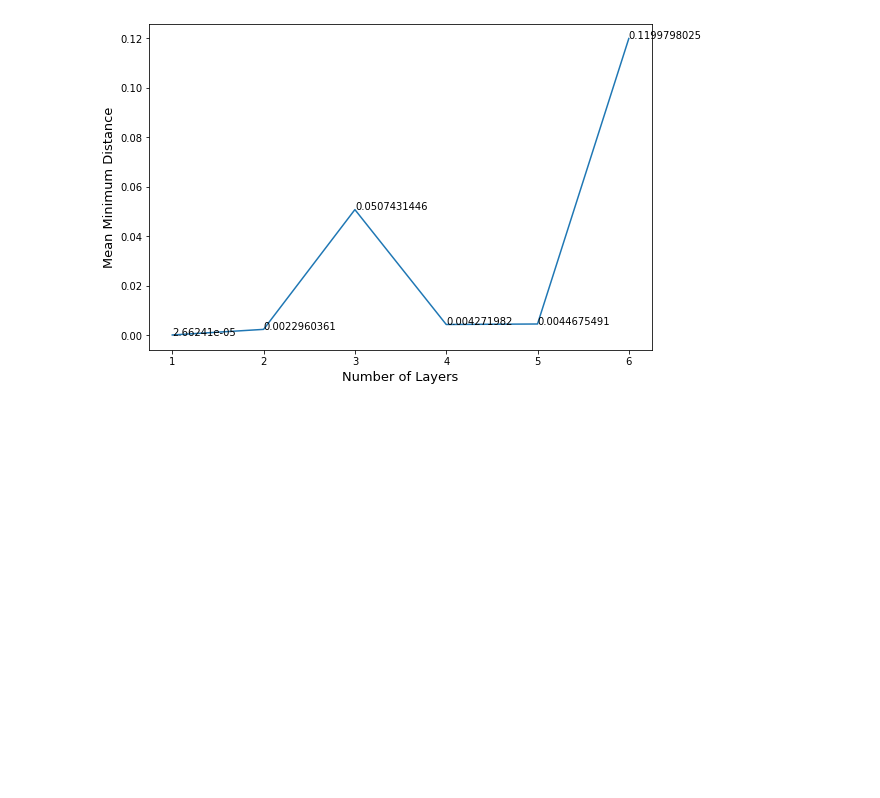
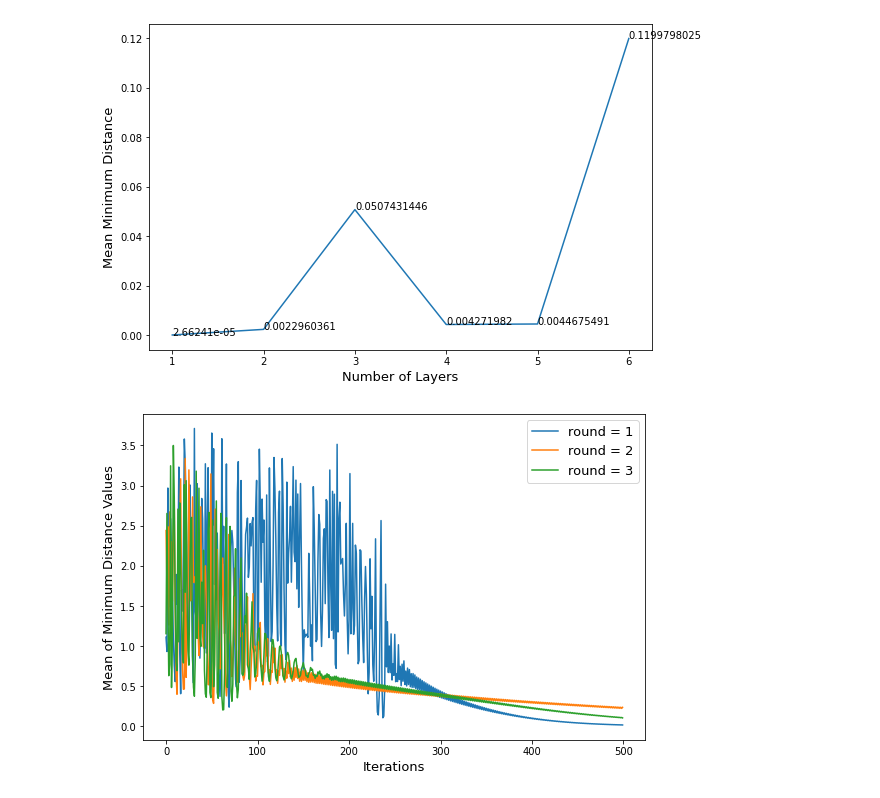
Before and after one commit to nargesalavi/Quantum-Open-Source-Foundation-Mentorship, a Jupyter notebook: QNN_Optimization.ipynb, the cells around one changed output. Saved outputs shown, nothing was run; the diff lists cells and outputs as text; code cells hidden in the pictures; blank space fills up the shorter version.

```diff
--- a/QNN_Optimization.ipynb
+++ b/QNN_Optimization.ipynb
@@ -77,7 +116,7 @@ def generate_odd_block(block_number):
 # %% [markdown]
 This function builds the quantum neural network by using the previous generating block functions.
 # %%
-def generate_qnn(l):
+def generate_qnn(l,types = 1 ):
     """ Function for generating qnn, containing l number of layers.
         Arguments:
           l: number of layers, each layer contains one odd and one even block.
@@ -85,9 +124,9 @@ def generate_qnn(l):
     circuit = cirq.Circuit()
     for i in range(1,2*l+1):
         if i % 2 == 1:
-            circuit += generate_odd_block(i)
+            circuit += generate_odd_block(i,types = types)
         else:
-            circuit += generate_even_block(i)
+            circuit += generate_even_block(i,types = types)
 
     return circuit
 # %% [markdown]
@@ -176,7 +215,7 @@ To find the parameters, that minimize the distance between the output of the QNN
 #### Gradients
 In the following function, gradient of the *state_distance* function. It returns a list of partial derivative of *state_distance* w.r.t parameters of rotation gates. Partial derivatives are calculated with either numerical gradients or parameter shift rule.
 # %%
-def custom_gradient(params, target_state, parameter_shift = True, h = np.pi/2):
+def custom_gradient(params, target_state, parameter_shift = False, h = np.pi/2):
   """ This function calculates the gradients of the quantum circuit's parameters
       using two methods: Parameter shift rules or Numerical differentiation.
       In numerical differentiation method, for Pauli gates the shift value is pi/2 and the ratio is 1/2.
@@ -361,17 +452,3 @@ def generate_odd_block(block_number, types = 1):
-# %%
-def generate_qnn(l,types = 1 ):
-    """ Function for generating qnn, containing l number of layers.
-        Arguments:
-          l: number of layers, each layer contains one odd and one even block.
-        return: ciq.Circuit """
-    circuit = cirq.Circuit()
-    for i in range(1,2*l+1):
-        if i % 2 == 1:
-            circuit += generate_odd_block(i,types = types)
-        else:
-            circuit += generate_even_block(i,types = types)
-
-    return circuit
 # %% [markdown]
 Let's see the new model:
 # %%
@@ -596,8 +585,8 @@ for l in range(1,L+1):
   minValues = []
   for round in range(1,4):
     print( '-Training Round ', round, ':')
-    params = tf.random.uniform(shape = (1,types*8*l), minval=0, maxval=2*np.pi)
-    params_names = sympy.symbols(['theta_{}'.format(n) for n in range(types*8*l)])
+    params = tf.random.uniform(shape = (1,16*l), minval=0, maxval=2*np.pi)
+    params_names = sympy.symbols(['theta_{}'.format(n) for n in range(16*l)])
     eValues = []
     for i in range(number_of_iteration):
       params_grads = custom_gradient(params, target_state,parameter_shift = False, h = np.pi/320)
@@ -614,7 +603,7 @@ for l in range(1,L+1):
     print( '-Training Round ', round, ' finished. Final Minimum Distance =', e[0][0].numpy())
     minValues.append(e[0][0].numpy())
 
-  print('---Training qnn with', l, 'layers finished. Mean of Minimum Distance in 5 rounds =', np.mean(minValues))
+  print('---Training qnn with', l, 'layers finished. Mean of Minimum Distance in 3 rounds =', np.mean(minValues))
 
 print('Training finished.')
 # %% [output]
@@ -665,3 +654,21 @@ plt.show()
 # %% [output]
 [figure]
 [figure]
+# %%
+plt.figure(figsize=(9, 6))
+number_of_L = []
+l = 6
+for round in range(1,4):
+  label =[]
+  with open('/content/mydrive/model2_layer_{}_lr0.1_round{}'.format(l,round)) as f:
+      evalues  = f.read().splitlines()
+  evalues = [float(i) for i in evalues]
+  label='round = {}'.format(round)
+  #plt.plot(aliceboblosses[:steps], label='Alice_Bob')
+  plt.plot(evalues,label = label)
+plt.xlabel("Iterations", fontsize=13)
+plt.ylabel("Mean of Minimum Distance Values", fontsize=13)
+plt.legend(fontsize=13)
+plt.show()
+# %% [output]
+[figure, added]
```
Also changed, not shown: parts of 19 cells of this notebook.
